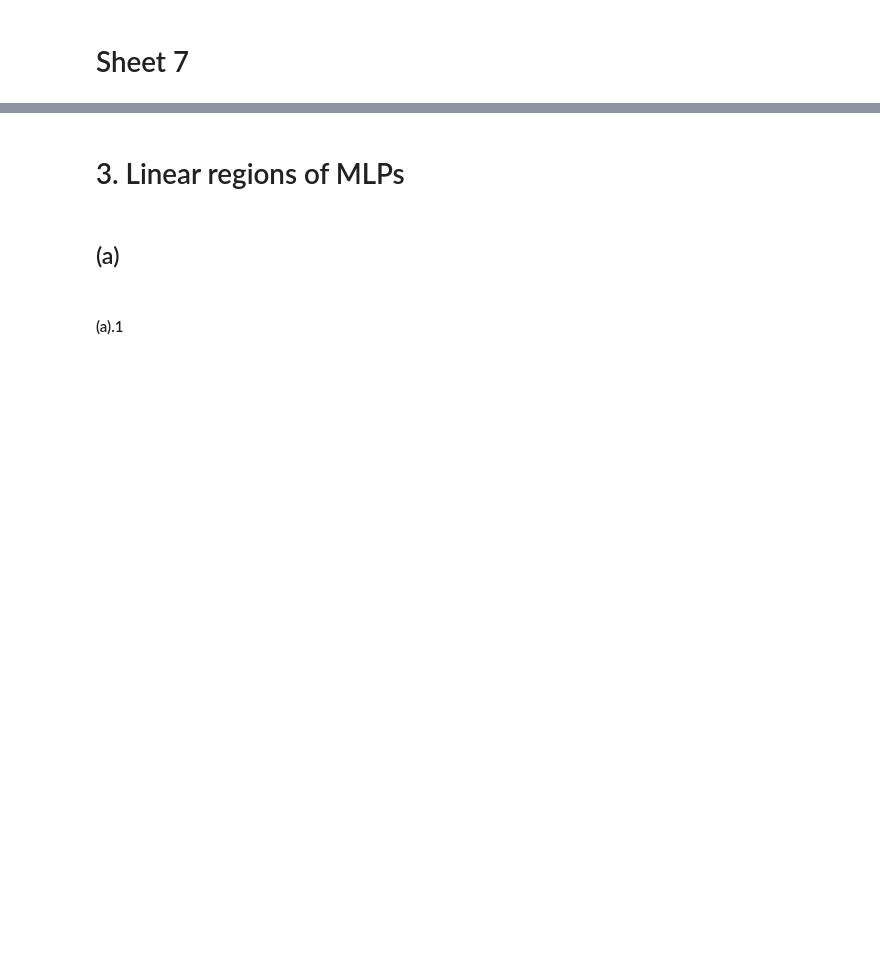
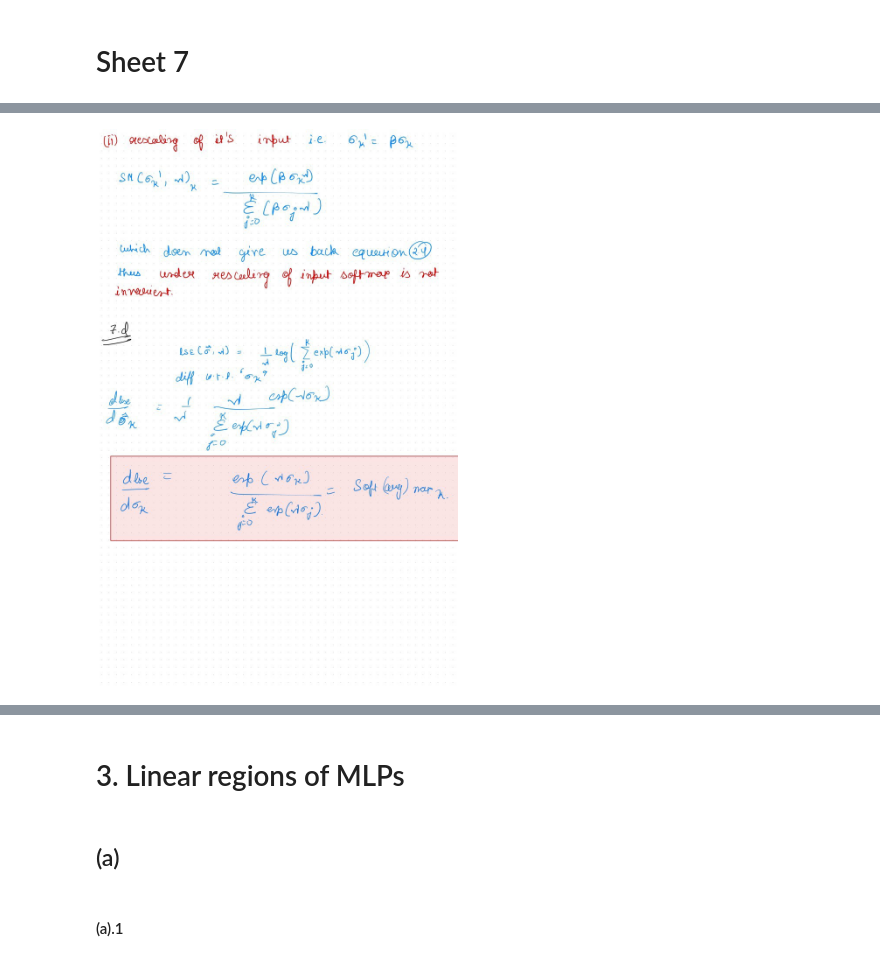
Before and after one commit to Bhavesh012/mlph_group_work, a Jupyter notebook: Sols/Ex7/sheet07_main.ipynb, the cells around one changed output, grey strips where cells are left out. Drawn from its saved outputs; the diff is of its cells as text; code cells hidden in the pictures; blank space fills up the shorter version.

```diff
--- a/Sols/Ex7/sheet07_bhavesh.ipynb
+++ b/Sols/Ex7/sheet07_main.ipynb
@@ -11,0 +28,4 @@ plt.rc('mathtext', fontset='stix')
+# %%
+Image(filename='2.3.jpg')
+# %% [output]
+[figure, added]
```
Also changed, not shown: parts of 8 cells of this notebook, 1 other file.
